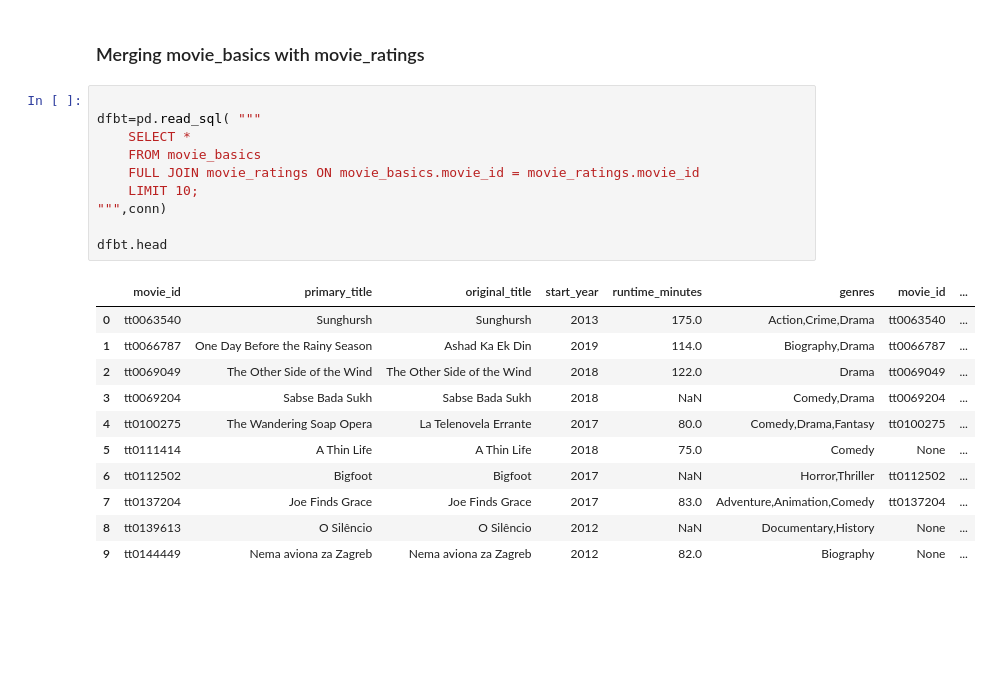
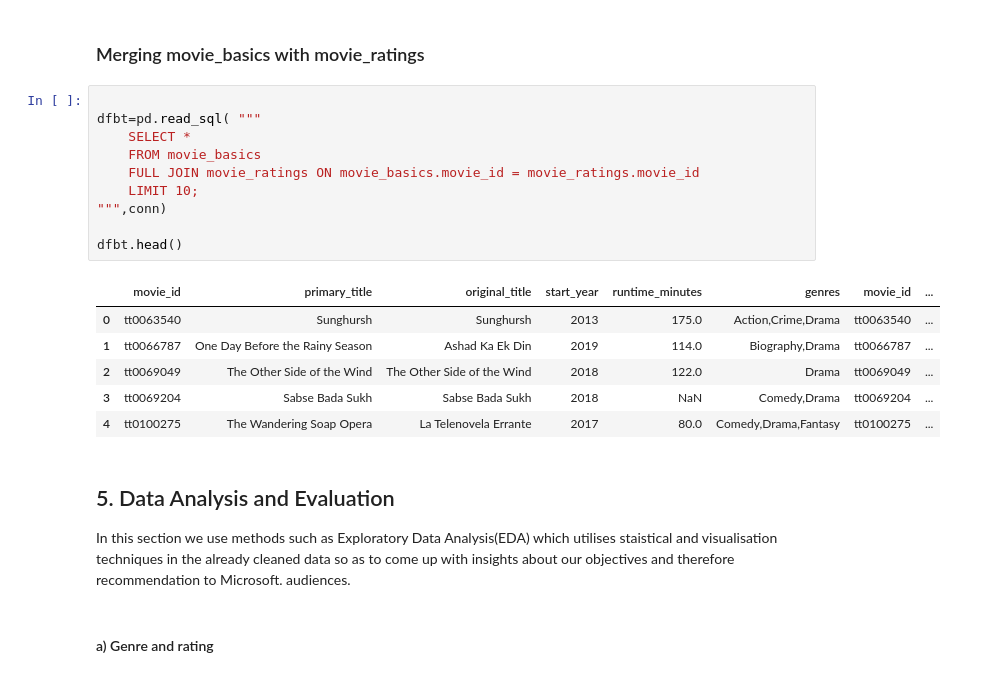
Before and after one commit to juliettmwaura/dsc-phase-1-project-v2-4, a Jupyter notebook: student.ipynb, the cells around one changed output. Cells and saved outputs as stored; diff of their text form; blank space fills up the shorter version.

Commit message:
top genres

```diff
--- a/student.ipynb
+++ b/student.ipynb
@@ -487,22 +487,22 @@ plt.show()
 # %%
 
 dfbt=pd.read_sql( """
     SELECT *
     FROM movie_basics
     FULL JOIN movie_ratings ON movie_basics.movie_id = movie_ratings.movie_id
     LIMIT 10;
 """,conn)
 
-dfbt.head
+dfbt.head()
 # %% [output]
 |  | movie_id | primary_title | original_title | start_year | runtime_minutes | genres | movie_id | ... |
 | 0 | tt0063540 | Sunghursh | Sunghursh | 2013 | 175.0 | Action,Crime,Drama | tt0063540 | ... |
 | 1 | tt0066787 | One Day Before the Rainy Season | Ashad Ka Ek Din | 2019 | 114.0 | Biography,Drama | tt0066787 | ... |
 | 2 | tt0069049 | The Other Side of the Wind | The Other Side of the Wind | 2018 | 122.0 | Drama | tt0069049 | ... |
 | 3 | tt0069204 | Sabse Bada Sukh | Sabse Bada Sukh | 2018 | NaN | Comedy,Drama | tt0069204 | ... |
 | 4 | tt0100275 | The Wandering Soap Opera | La Telenovela Errante | 2017 | 80.0 | Comedy,Drama,Fantasy | tt0100275 | ... |
-| 5 | tt0111414 | A Thin Life | A Thin Life | 2018 | 75.0 | Comedy | None | ... |
-| 6 | tt0112502 | Bigfoot | Bigfoot | 2017 | NaN | Horror,Thriller | tt0112502 | ... |
-| 7 | tt0137204 | Joe Finds Grace | Joe Finds Grace | 2017 | 83.0 | Adventure,Animation,Comedy | tt0137204 | ... |
-| 8 | tt0139613 | O Silêncio | O Silêncio | 2012 | NaN | Documentary,History | None | ... |
-| 9 | tt0144449 | Nema aviona za Zagreb | Nema aviona za Zagreb | 2012 | 82.0 | Biography | None | ... |
+# %% [markdown]
+## 5. Data Analysis and Evaluation
+In this section we use methods such as Exploratory Data Analysis(EDA) which utilises staistical and visualisation techniques in the already cleaned data so as to come up with insights about our objectives and therefore recommendation to Microsoft.   audiences.
+# %% [markdown]
+#### a) Genre and rating
```
Also changed, not shown: parts of 4 cells of this notebook.
